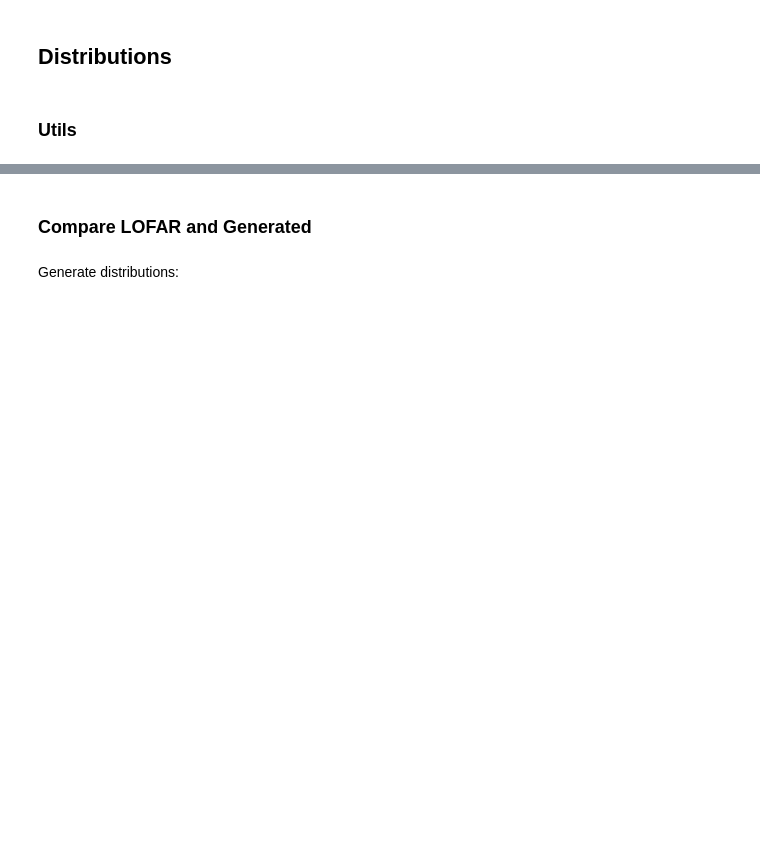
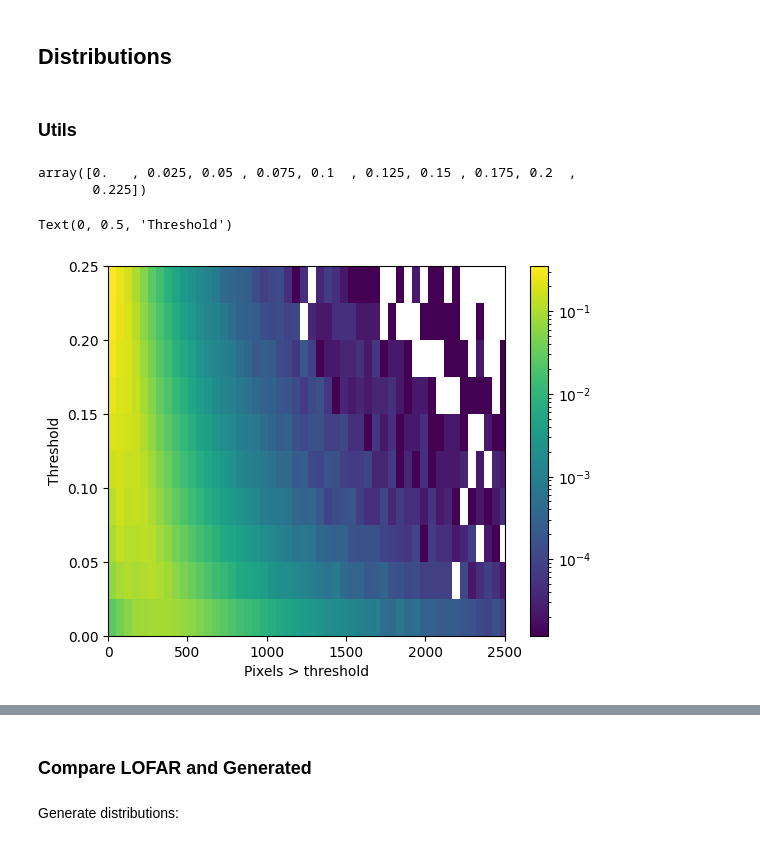
Before and after one commit to tmartinezML/LOFAR-Diffusion, a Jupyter notebook: src/notebooks/compare_datasets.ipynb, the cells around one changed output, grey strips where cells are left out. Cells and saved outputs as stored; diff of their text form; code cells hidden in the pictures; blank space fills up the shorter version.

```diff
--- a/src/notebooks/compare_datasets.ipynb
+++ b/src/notebooks/compare_datasets.ipynb
@@ -75,7 +72,7 @@ Data set initialized.
 # %% [markdown]
 ### Lofar Subset:
 # %%
-subset_folder = Path("./data/lofar_subset")
+subset_folder = Path("/storage/tmartinez/image_data/lofar_subset")
 
 transform = Compose([
         ToTensor(),
@@ -291,0 +260,24 @@ def RMAE(error_dict):
+# %%
+histograms, bins, thresholds = get_activation_distribution(
+    ds_subset, n_thresholds=20, thr_upper_lim=.25)
+# %%
+thresholds
+# %% [output]
+array([0.   , 0.025, 0.05 , 0.075, 0.1  , 0.125, 0.15 , 0.175, 0.2  ,
+       0.225])
+# %%
+from matplotlib.colors import LogNorm
+
+norm_hist = histograms / torch.sum(histograms, dim=1, keepdim=True)
+lower_lim = thresholds[0]
+upper_lim = thresholds[-1] + (thresholds[1] - thresholds[0])
+
+plt.colorbar(plt.imshow(norm_hist.numpy()[::-1],
+           extent=[bins[0], bins[-1], lower_lim, upper_lim],
+            aspect='auto', norm=LogNorm()))
+plt.xlim(0, 2500)
+plt.xlabel("Pixels > threshold")
+plt.ylabel("Threshold")
+# %% [output]
+Text(0, 0.5, 'Threshold')
+[figure, added]
```
Also changed, not shown: parts of 20 cells of this notebook, 17 other files.
